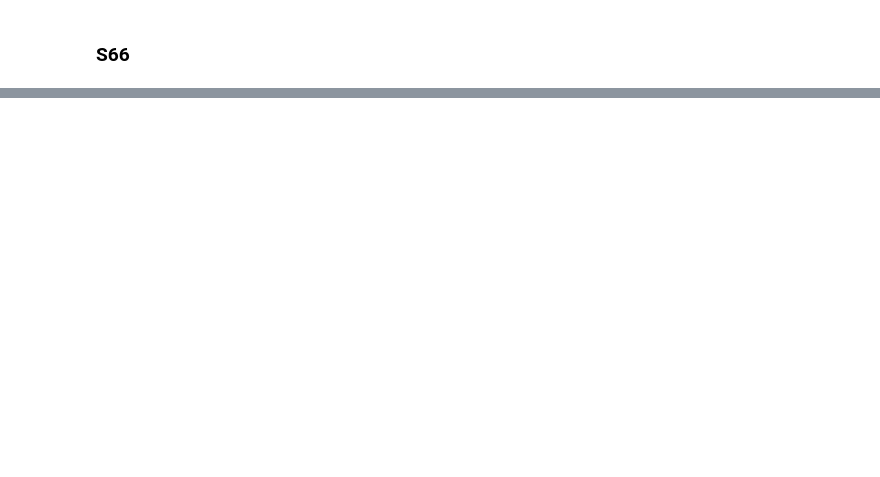
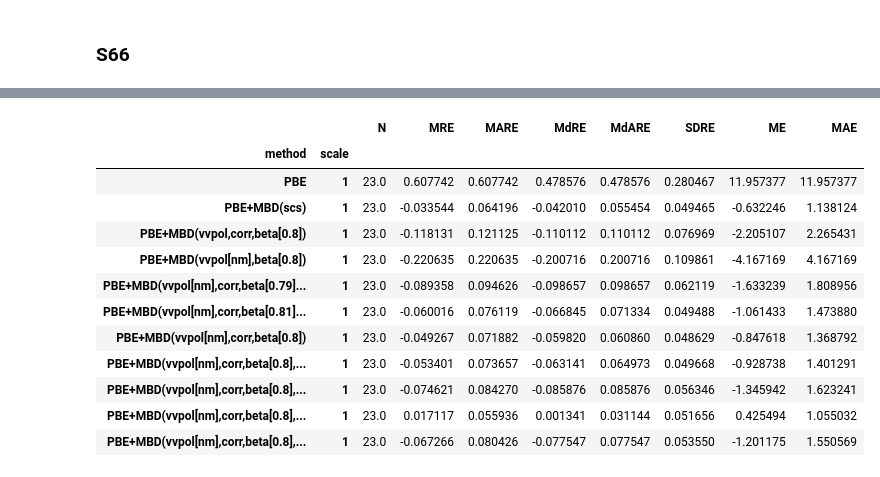
Before and after one commit to azag0/mbd-vv, a Jupyter notebook: notebooks/2018-01-24-datasets.ipynb, the cells around one changed output, grey strips where cells are left out. Drawn from its saved outputs; the diff is of its cells as text; code cells hidden in the pictures; blank space fills up the shorter version.

```diff
--- a/notebooks/2018-01-24-datasets.ipynb
+++ b/notebooks/2018-01-24-datasets.ipynb
@@ -652,0 +684,55 @@ _res
+# %%
+with app.context():
+    _df, _ = app.get('x23')
+with MBDCalc(4) as _mbd_calc:
+    _freq = _mbd_calc.omega_grid[0]
+def _f(x):
+    return (
+        pd
+        .concat(
+            dict(x.apply(lambda x: pd.read_hdf(x) if x else None)),
+            names='label scale fragment i_point'.split()
+        )
+        .set_index('i_atom', append=True)
+        .pipe(calc_vvpol, _freq, rgrad_cutoff)
+        .groupby('scale fragment i_atom'.split()).sum()
+    )
+x23_alpha_vv = _df.gridfile.groupby('label').apply(_f)
+# %%
+_variants = [
+    {'scs': True},
+    {'vvpol': 'nm', 'beta': 0.8},
+    {'vvpol': 'nm', 'corr': True, 'beta': 0.8},
+    {'vvpol': '', 'corr': True, 'beta': 0.8},
+    {'vvpol': 'nm', 'corr': True, 'beta': 0.8, 'vdw17base': True},
+    {'vvpol': 'nm', 'corr': True, 'beta': 0.8, 'vdw': 'BG'},
+    {'vvpol': 'nm', 'corr': True, 'beta': 0.8, 'vdw17base': True, 'vdw': 'BG'},
+    {'vvpol': 'nm', 'corr': True, 'beta': 0.81, 'vdw17base': True, 'vdw': 'BG'},
+    {'vvpol': 'nm', 'corr': True, 'beta': 0.79, 'vdw17base': True, 'vdw': 'BG'},
+    {'vvpol': 'nm', 'corr': True, 'beta': 0.8, 'vdw17': True},
+]
+_df , _ds = calculate_ds('x23', _variants, x23_alpha_vv)
+# %%
+(
+    _df
+    .groupby('label scale'.split()).apply(ene_int, _ds)
+    .apply(ene_dft_vdw, 1).stack(dropna=False)
+    .pipe(lambda x: x*kcal).to_frame('ene')
+    .groupby('label scale'.split()).apply(ref_delta, _ds)
+    .groupby('method scale'.split()).apply(ds_stat)
+    # .loc(0)[:, :, ['PBE+MBD(scs)', 'PBE+MBD(vvpol[nm],corr,beta[0.8],17base)']]
+)
+# %% [output]
+|  |  | N | MRE | MARE | MdRE | MdARE | SDRE | ME | MAE |
+| method | scale |  |  |  |  |  |  |  |  |
+| PBE | 1 | 23.0 | 0.607742 | 0.607742 | 0.478576 | 0.478576 | 0.280467 | 11.957377 | 11.957377 |
+| PBE+MBD(scs) | 1 | 23.0 | -0.033544 | 0.064196 | -0.042010 | 0.055454 | 0.049465 | -0.632246 | 1.138124 |
+| PBE+MBD(vvpol,corr,beta[0.8]) | 1 | 23.0 | -0.118131 | 0.121125 | -0.110112 | 0.110112 | 0.076969 | -2.205107 | 2.265431 |
+| PBE+MBD(vvpol[nm],beta[0.8]) | 1 | 23.0 | -0.220635 | 0.220635 | -0.200716 | 0.200716 | 0.109861 | -4.167169 | 4.167169 |
+| PBE+MBD(vvpol[nm],corr,beta[0.79]... | 1 | 23.0 | -0.089358 | 0.094626 | -0.098657 | 0.098657 | 0.062119 | -1.633239 | 1.808956 |
+| PBE+MBD(vvpol[nm],corr,beta[0.81]... | 1 | 23.0 | -0.060016 | 0.076119 | -0.066845 | 0.071334 | 0.049488 | -1.061433 | 1.473880 |
+| PBE+MBD(vvpol[nm],corr,beta[0.8]) | 1 | 23.0 | -0.049267 | 0.071882 | -0.059820 | 0.060860 | 0.048629 | -0.847618 | 1.368792 |
+| PBE+MBD(vvpol[nm],corr,beta[0.8],... | 1 | 23.0 | -0.053401 | 0.073657 | -0.063141 | 0.064973 | 0.049668 | -0.928738 | 1.401291 |
+| PBE+MBD(vvpol[nm],corr,beta[0.8],... | 1 | 23.0 | -0.074621 | 0.084270 | -0.085876 | 0.085876 | 0.056346 | -1.345942 | 1.623241 |
+| PBE+MBD(vvpol[nm],corr,beta[0.8],... | 1 | 23.0 | 0.017117 | 0.055936 | 0.001341 | 0.031144 | 0.051656 | 0.425494 | 1.055032 |
+| PBE+MBD(vvpol[nm],corr,beta[0.8],... | 1 | 23.0 | -0.067266 | 0.080426 | -0.077547 | 0.077547 | 0.053550 | -1.201175 | 1.550569 |
```
Also changed, not shown: parts of 12 cells of this notebook, 3 other files.
